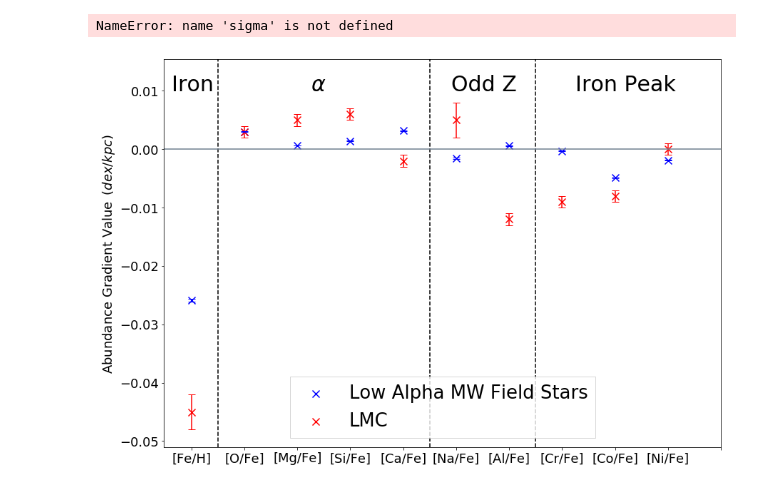
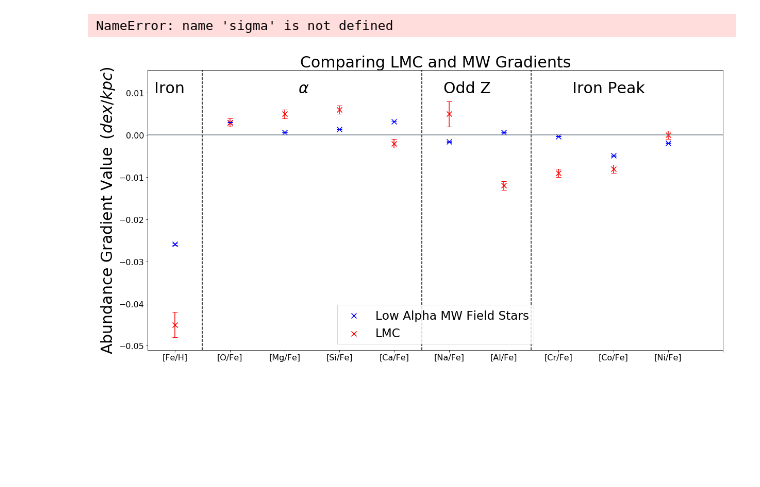
Before and after one commit to JoshuaPovick/LMC_Gradients, a Jupyter notebook: MWGradients.ipynb, the cells around one changed output. Saved outputs shown, nothing was run; the diff lists cells and outputs as text; code cells hidden in the pictures; blank space fills up the shorter version.

Commit message:
implement mle for gradients

```diff
--- a/MWGradients.ipynb
+++ b/MWGradients.ipynb
@@ -1349,8 +1349,8 @@ for i in idx:
     hig_mw.append(higmw_Fe_grads[i])
     scerr_mw.append(mwm_devs[i])
 
-
-fig = plt.figure(figsize=[14,10])
+matplotlib.rcParams.update({'font.size': 16})
+fig = plt.figure(figsize=[20,10])
 
 # plt.scatter([0,1,2,3,4,5,6,7,8,9],scgood_over,marker='*',c='black',label='LMC Overall',s=200)
 # plt.errorbar([0,1,2,3,4,5,6,7,8,9],scgood_over,yerr=scerr_over,c='black',capsize=5.0,ls='none')
@@ -1362,33 +1362,33 @@ plt.errorbar([0,1,2,3,4,5,6,7,8,9],low_mw,scerr_mw,c='b',capsize=5.0,ls='none')
 # plt.scatter([0,1,2,3,4,5,6,7,8,9],hig_mw,marker='s',c='r',label='High Alpha',s=100)
 
 # plt.scatter([0,1,2,3,4,5,6,7,8,9],donor_grads,marker='x',c='g',label='MW Open Clusters (Donor et al. 2020)',s=100)
 # plt.errorbar([0,1,2,3,4,5,6,7,8,9],donor_grads,donor_devs,c='g',capsize=5.0,ls='none')
 
 plt.scatter([0,1,2,3,4,5,6,7,8,9],lmc_grads,marker='x',c='r',label='LMC',s=100)
 plt.errorbar([0,1,2,3,4,5,6,7,8,9],lmc_grads,lmc_devs,c='r',capsize=5.0,ls='none')
 
 xplotlab = ['[Fe/H]','[O/Fe]','[Mg/Fe]','[Si/Fe]','[Ca/Fe]','[Na/Fe]','[Al/Fe]','[Cr/Fe]','[Co/Fe]',
             '[Ni/Fe]']
 xplotpos = [0,1,2,3,4,5,6,7,8,9,10]
 plt.xticks(xplotpos,xplotlab)
 
 plt.axvline(0.5,c='k',ls='--')
 plt.axvline(4.5,c='k',ls='--')
 plt.axvline(6.5,c='k',ls='--')
 plt.axhline(0.0,c='slategrey',ls='-')
-plt.ylabel('Abundance Gradient Value $\,(dex/kpc)$')
+plt.ylabel('Abundance Gradient Value $\,(dex/kpc)$',fontsize=30)
 
 # plt.gca().set_ylim(top=0.05)
 
 plt.text(-0.375,0.01,'Iron',fontsize=30)
 plt.text(2.25,0.01,'$\\alpha$',fontsize=30)
 plt.text(4.9,0.01,'Odd Z',fontsize=30)
 plt.text(7.25,0.01,'Iron Peak',fontsize=30)
 
-# plt.title(r'MW Gradients')
+plt.title(r'Comparing LMC and MW Gradients',fontsize=30)
 
 plt.legend(loc='lower center',frameon=True,fancybox=False,fontsize='x-large')
 plt.savefig('mwfieldwLMC.pdf',bbox_inches='tight')
 plt.show()
 # %% [output]
-[figure, old version]
+[figure, new version]
```
Also changed, not shown: 4 other files.
